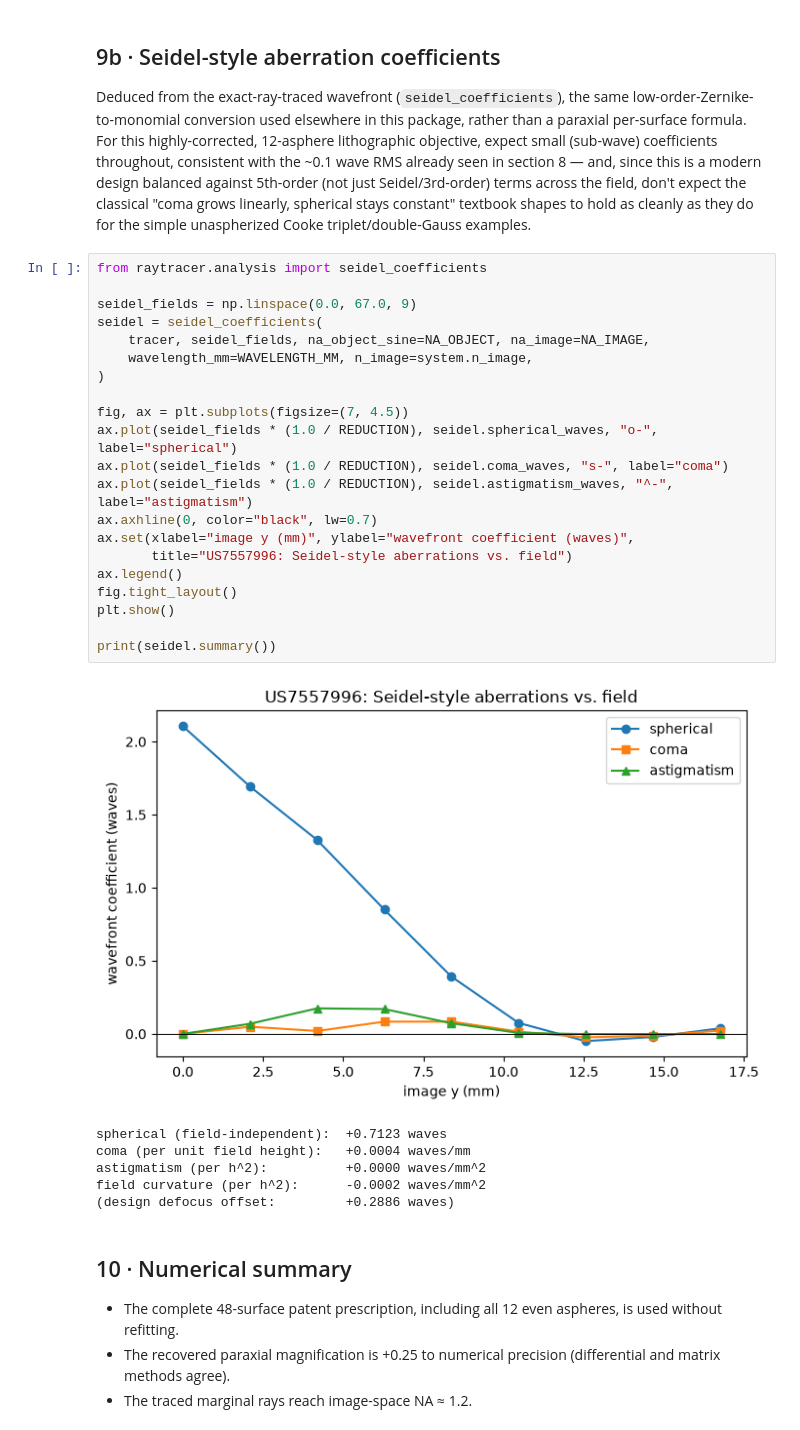
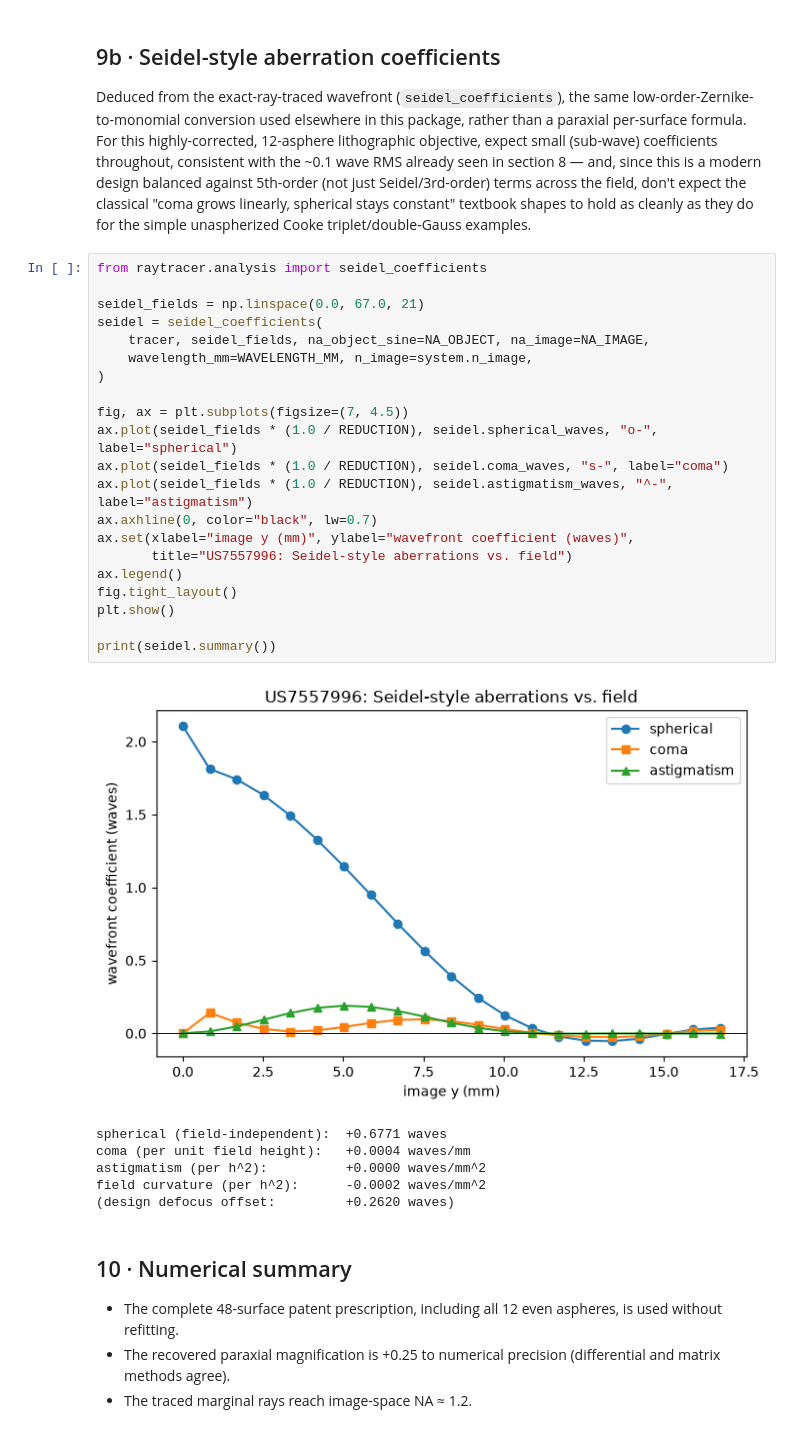
Before and after one commit to blancusjh/geometrical-raytracer, a Jupyter notebook: examples/notebooks/us7557996_objective.ipynb, the cells around one changed output. Saved outputs shown, nothing was run; the diff lists cells and outputs as text.

```diff
--- a/examples/notebooks/us7557996_objective.ipynb
+++ b/examples/notebooks/us7557996_objective.ipynb
@@ -366,31 +366,31 @@ unaspherized Cooke triplet/double-Gauss examples.
 # %%
 from raytracer.analysis import seidel_coefficients
 
-seidel_fields = np.linspace(0.0, 67.0, 9)
+seidel_fields = np.linspace(0.0, 67.0, 21)
 seidel = seidel_coefficients(
     tracer, seidel_fields, na_object_sine=NA_OBJECT, na_image=NA_IMAGE,
     wavelength_mm=WAVELENGTH_MM, n_image=system.n_image,
 )
 
 fig, ax = plt.subplots(figsize=(7, 4.5))
 ax.plot(seidel_fields * (1.0 / REDUCTION), seidel.spherical_waves, "o-", label="spherical")
 ax.plot(seidel_fields * (1.0 / REDUCTION), seidel.coma_waves, "s-", label="coma")
 ax.plot(seidel_fields * (1.0 / REDUCTION), seidel.astigmatism_waves, "^-", label="astigmatism")
 ax.axhline(0, color="black", lw=0.7)
 ax.set(xlabel="image y (mm)", ylabel="wavefront coefficient (waves)",
        title="US7557996: Seidel-style aberrations vs. field")
 ax.legend()
 fig.tight_layout()
 plt.show()
 
 print(seidel.summary())
 # %% [output]
-[figure, old version]
+[figure, new version]
-spherical (field-independent):  +0.7123 waves
+spherical (field-independent):  +0.6771 waves
 coma (per unit field height):   +0.0004 waves/mm
 astigmatism (per h^2):          +0.0000 waves/mm^2
 field curvature (per h^2):      -0.0002 waves/mm^2
-(design defocus offset:         +0.2886 waves)
+(design defocus offset:         +0.2620 waves)
 # %% [markdown]
 ## 10 · Numerical summary
 
```
Also changed, not shown: 4 other files.
